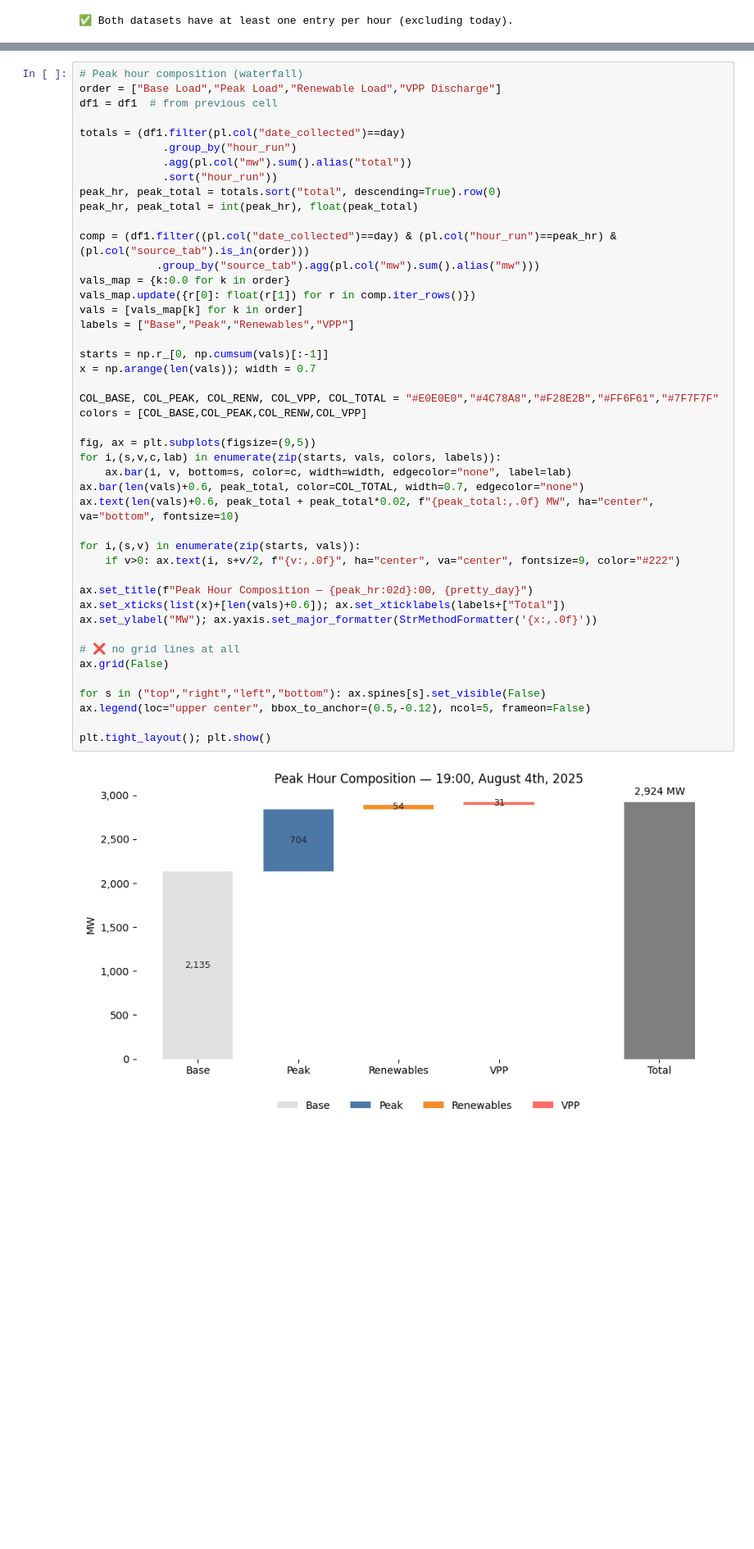
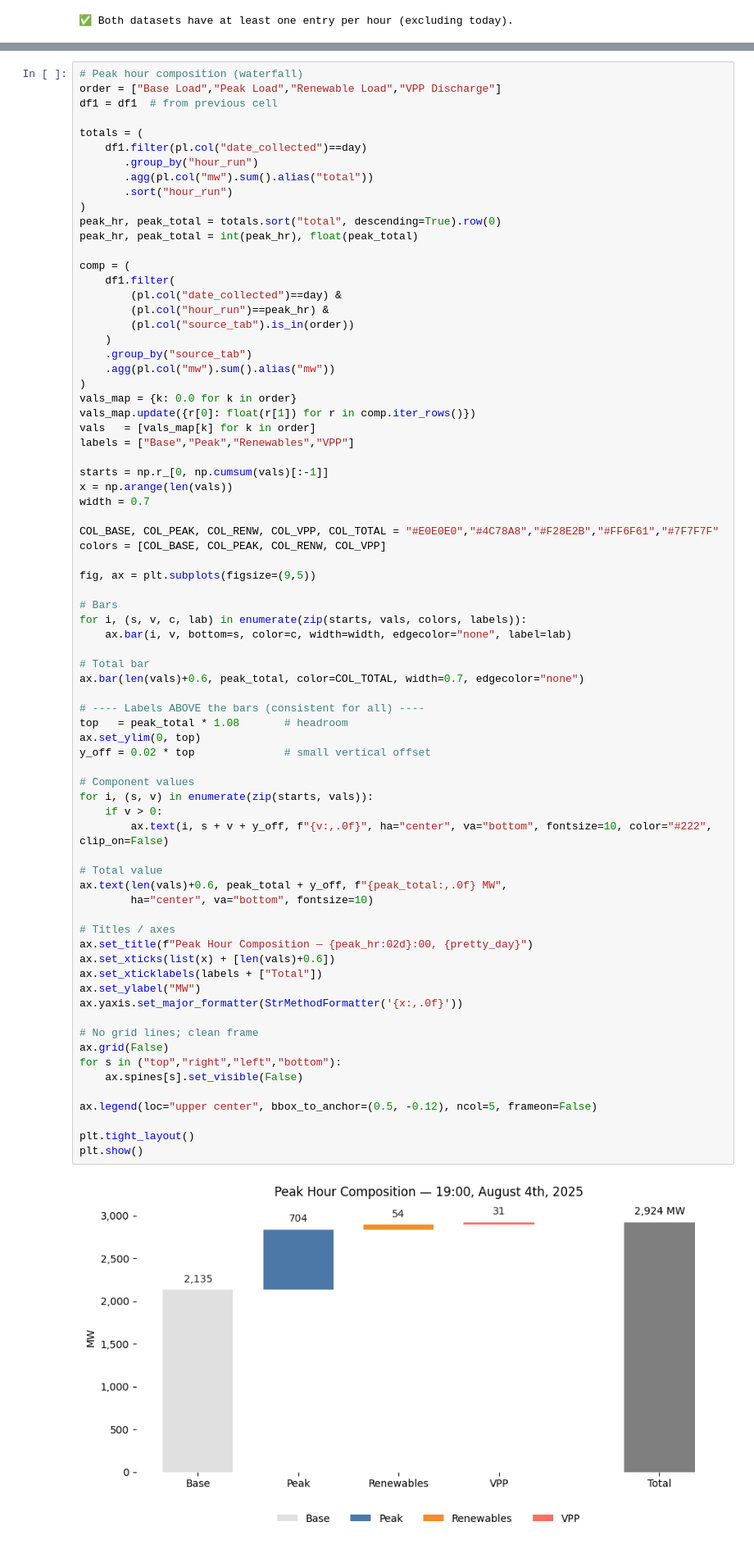
Before and after one commit to jesusoa13/pr-vpp-analysis, a Jupyter notebook: 03_notebooks/01_supply_vpp_daily.ipynb, the cells around one changed output, grey strips where cells are left out. Shown at 82% size. Saved outputs shown, nothing was run; the diff lists cells and outputs as text; blank space fills up the shorter version.

Commit message:
Update notebook + move waterfall labels above bars; regenerate charts

```diff
--- a/03_notebooks/01_supply_vpp_daily.ipynb
+++ b/03_notebooks/01_supply_vpp_daily.ipynb
@@ -278,50 +278,79 @@ oom-in on the peak hour to show how each component stacks up to the total.
 # %%
 # Peak hour composition (waterfall)
 order = ["Base Load","Peak Load","Renewable Load","VPP Discharge"]
 df1 = df1  # from previous cell
 
-totals = (df1.filter(pl.col("date_collected")==day)
-             .group_by("hour_run")
-             .agg(pl.col("mw").sum().alias("total"))
-             .sort("hour_run"))
+totals = (
+    df1.filter(pl.col("date_collected")==day)
+       .group_by("hour_run")
+       .agg(pl.col("mw").sum().alias("total"))
+       .sort("hour_run")
+)
 peak_hr, peak_total = totals.sort("total", descending=True).row(0)
 peak_hr, peak_total = int(peak_hr), float(peak_total)
 
-comp = (df1.filter((pl.col("date_collected")==day) & (pl.col("hour_run")==peak_hr) & (pl.col("source_tab").is_in(order)))
-            .group_by("source_tab").agg(pl.col("mw").sum().alias("mw")))
-vals_map = {k:0.0 for k in order}
+comp = (
+    df1.filter(
+        (pl.col("date_collected")==day) &
+        (pl.col("hour_run")==peak_hr) &
+        (pl.col("source_tab").is_in(order))
+    )
+    .group_by("source_tab")
+    .agg(pl.col("mw").sum().alias("mw"))
+)
+vals_map = {k: 0.0 for k in order}
 vals_map.update({r[0]: float(r[1]) for r in comp.iter_rows()})
-vals = [vals_map[k] for k in order]
+vals   = [vals_map[k] for k in order]
 labels = ["Base","Peak","Renewables","VPP"]
 
 starts = np.r_[0, np.cumsum(vals)[:-1]]
-x = np.arange(len(vals)); width = 0.7
+x = np.arange(len(vals))
+width = 0.7
 
 COL_BASE, COL_PEAK, COL_RENW, COL_VPP, COL_TOTAL = "#E0E0E0","#4C78A8","#F28E2B","#FF6F61","#7F7F7F"
-colors = [COL_BASE,COL_PEAK,COL_RENW,COL_VPP]
+colors = [COL_BASE, COL_PEAK, COL_RENW, COL_VPP]
 
 fig, ax = plt.subplots(figsize=(9,5))
-for i,(s,v,c,lab) in enumerate(zip(starts, vals, colors, labels)):
+
+# Bars
+for i, (s, v, c, lab) in enumerate(zip(starts, vals, colors, labels)):
     ax.bar(i, v, bottom=s, color=c, width=width, edgecolor="none", label=lab)
+
+# Total bar
 ax.bar(len(vals)+0.6, peak_total, color=COL_TOTAL, width=0.7, edgecolor="none")
-ax.text(len(vals)+0.6, peak_total + peak_total*0.02, f"{peak_total:,.0f} MW", ha="center", va="bottom", fontsize=10)
 
-for i,(s,v) in enumerate(zip(starts, vals)):
-    if v>0: ax.text(i, s+v/2, f"{v:,.0f}", ha="center", va="center", fontsize=9, color="#222")
+# ---- Labels ABOVE the bars (consistent for all) ----
+top   = peak_total * 1.08       # headroom
+ax.set_ylim(0, top)
+y_off = 0.02 * top              # small vertical offset
 
+# Component values
+for i, (s, v) in enumerate(zip(starts, vals)):
+    if v > 0:
+        ax.text(i, s + v + y_off, f"{v:,.0f}", ha="center", va="bottom", fontsize=10, color="#222", clip_on=False)
+
+# Total value
+ax.text(len(vals)+0.6, peak_total + y_off, f"{peak_total:,.0f} MW",
+        ha="center", va="bottom", fontsize=10)
+
+# Titles / axes
 ax.set_title(f"Peak Hour Composition — {peak_hr:02d}:00, {pretty_day}")
-ax.set_xticks(list(x)+[len(vals)+0.6]); ax.set_xticklabels(labels+["Total"])
-ax.set_ylabel("MW"); ax.yaxis.set_major_formatter(StrMethodFormatter('{x:,.0f}'))
+ax.set_xticks(list(x) + [len(vals)+0.6])
+ax.set_xticklabels(labels + ["Total"])
+ax.set_ylabel("MW")
+ax.yaxis.set_major_formatter(StrMethodFormatter('{x:,.0f}'))
 
-# ❌ no grid lines at all
+# No grid lines; clean frame
 ax.grid(False)
+for s in ("top","right","left","bottom"):
+    ax.spines[s].set_visible(False)
 
-for s in ("top","right","left","bottom"): ax.spines[s].set_visible(False)
-ax.legend(loc="upper center", bbox_to_anchor=(0.5,-0.12), ncol=5, frameon=False)
+ax.legend(loc="upper center", bbox_to_anchor=(0.5, -0.12), ncol=5, frameon=False)
 
-plt.tight_layout(); plt.show()
+plt.tight_layout()
+plt.show()
 # %% [output]
-[figure, old version]
+[figure, new version]
 # %%
 # include the peak hour in the filename (nice touch)
 fname = os.path.join(output_02, f"peak_waterfall_{day_py:%Y-%m-%d}_{peak_hr:02d}00")
```
Also changed, not shown: parts of 2 cells of this notebook, 3 other files.
